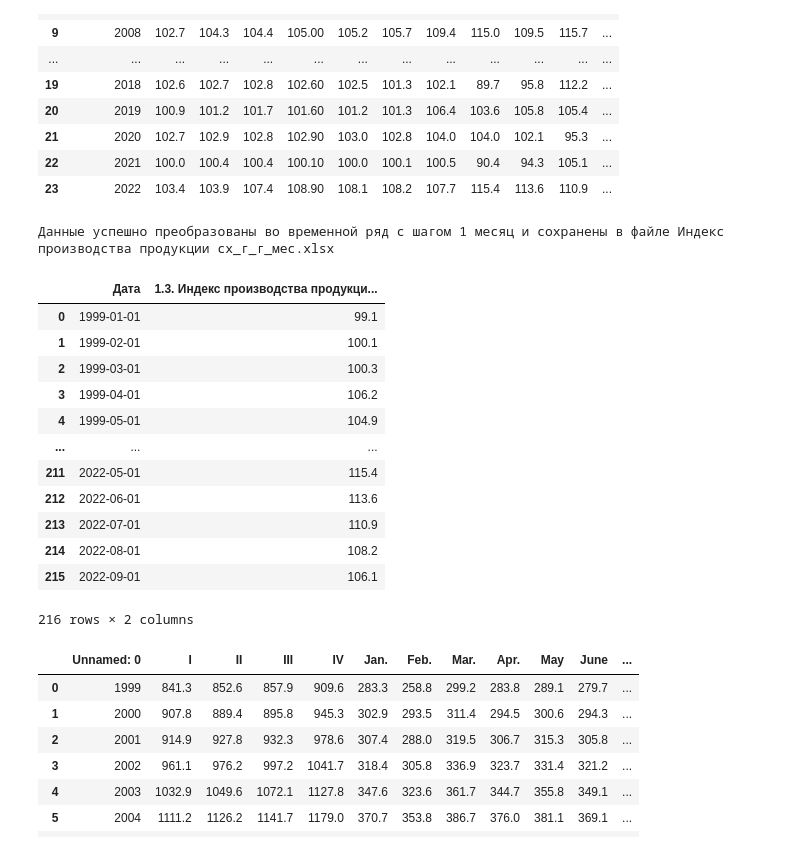
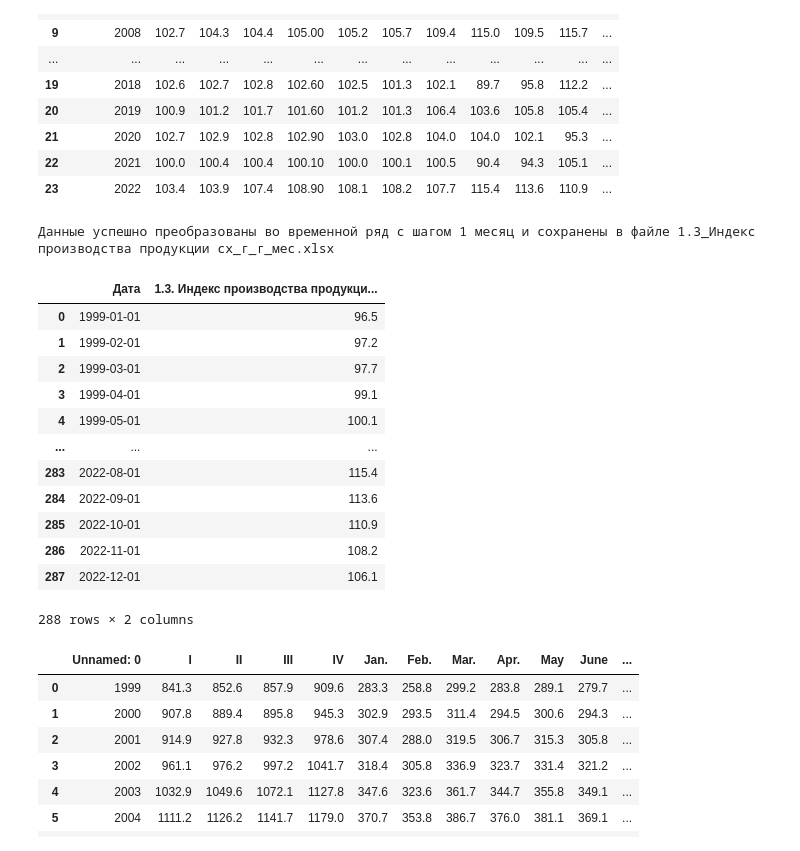
Before and after one commit to ras-internship/colabs, a Jupyter notebook: "Преобразование_данные_матрица_год_мес_значение_в_вектор_дата_значение_Из_файла_стат_отчета_ipynb"".ipynb, the cells around one changed output. Drawn from its saved outputs; the diff is of its cells as text; code cells hidden in the pictures.

```diff
--- a/"Преобразование_данные_матрица_год_мес_значение_в_вектор_дата_значение_Из_файла_стат_отчета_ipynb"".ipynb
+++ b/"Преобразование_данные_матрица_год_мес_значение_в_вектор_дата_значение_Из_файла_стат_отчета_ipynb"".ipynb
@@ -20,7 +20,7 @@ import pandas as pd
 
 # Чтение данных из файла
 file_path = 'МЭП_по2022_госстат_вход.xlsx'
-output_file_path='Индекс производства продукции сх_г_г_мес.xlsx'
+output_file_path='1.3_Индекс производства продукции сх_г_г_мес.xlsx'
 sheet="1.3"
 parametr_name="1.3. Индекс производства продукции сельского хозяйства  % к соответствующему периоду предыдущего года "
 df = pd.read_excel(file_path,sheet_name=sheet, header=1)
@@ -46,40 +46,40 @@ df
 # %%
 import pandas as pd
 # Инициализация результирующего DataFrame
 monthly_data = []
 
 # Преобразование таблицы во временной ряд с шагом 1 месяц
 for index, row in df.iterrows():
     year = row[0]
-    for month, value in enumerate(row[4:], start=1):
+    for month, value in enumerate(row[1:], start=1):
         date = pd.Timestamp(int(year), month, 1)
         monthly_data.append([date, value])
 
 # Создание нового DataFrame
 df_monthly = pd.DataFrame(monthly_data, columns=['Дата', parametr_name])
 
 # Запись нового листа в файл
 
 with pd.ExcelWriter(output_file_path, engine='openpyxl', mode='w') as writer:
     df_monthly.to_excel(writer, sheet_name='Лист1', index=False)
 
 print("Данные успешно преобразованы во временной ряд с шагом 1 месяц и сохранены в файле", output_file_path)
 df_monthly
 # %% [output]
-Данные успешно преобразованы во временной ряд с шагом 1 месяц и сохранены в файле Индекс производства продукции сх_г_г_мес.xlsx
+Данные успешно преобразованы во временной ряд с шагом 1 месяц и сохранены в файле 1.3_Индекс производства продукции сх_г_г_мес.xlsx
 |  | Дата | 1.3. Индекс производства продукци... |
-| 0 | 1999-01-01 | 99.1 |
-| 1 | 1999-02-01 | 100.1 |
-| 2 | 1999-03-01 | 100.3 |
-| 3 | 1999-04-01 | 106.2 |
-| 4 | 1999-05-01 | 104.9 |
+| 0 | 1999-01-01 | 96.5 |
+| 1 | 1999-02-01 | 97.2 |
+| 2 | 1999-03-01 | 97.7 |
+| 3 | 1999-04-01 | 99.1 |
+| 4 | 1999-05-01 | 100.1 |
 | ... | ... | ... |
-| 211 | 2022-05-01 | 115.4 |
-| 212 | 2022-06-01 | 113.6 |
-| 213 | 2022-07-01 | 110.9 |
-| 214 | 2022-08-01 | 108.2 |
-| 215 | 2022-09-01 | 106.1 |
+| 283 | 2022-08-01 | 115.4 |
+| 284 | 2022-09-01 | 113.6 |
+| 285 | 2022-10-01 | 110.9 |
+| 286 | 2022-11-01 | 108.2 |
+| 287 | 2022-12-01 | 106.1 |
-216 rows × 2 columns
+288 rows × 2 columns
 # %%
 import pandas as pd
 
```
Also changed, not shown: parts of 2 cells of this notebook.
